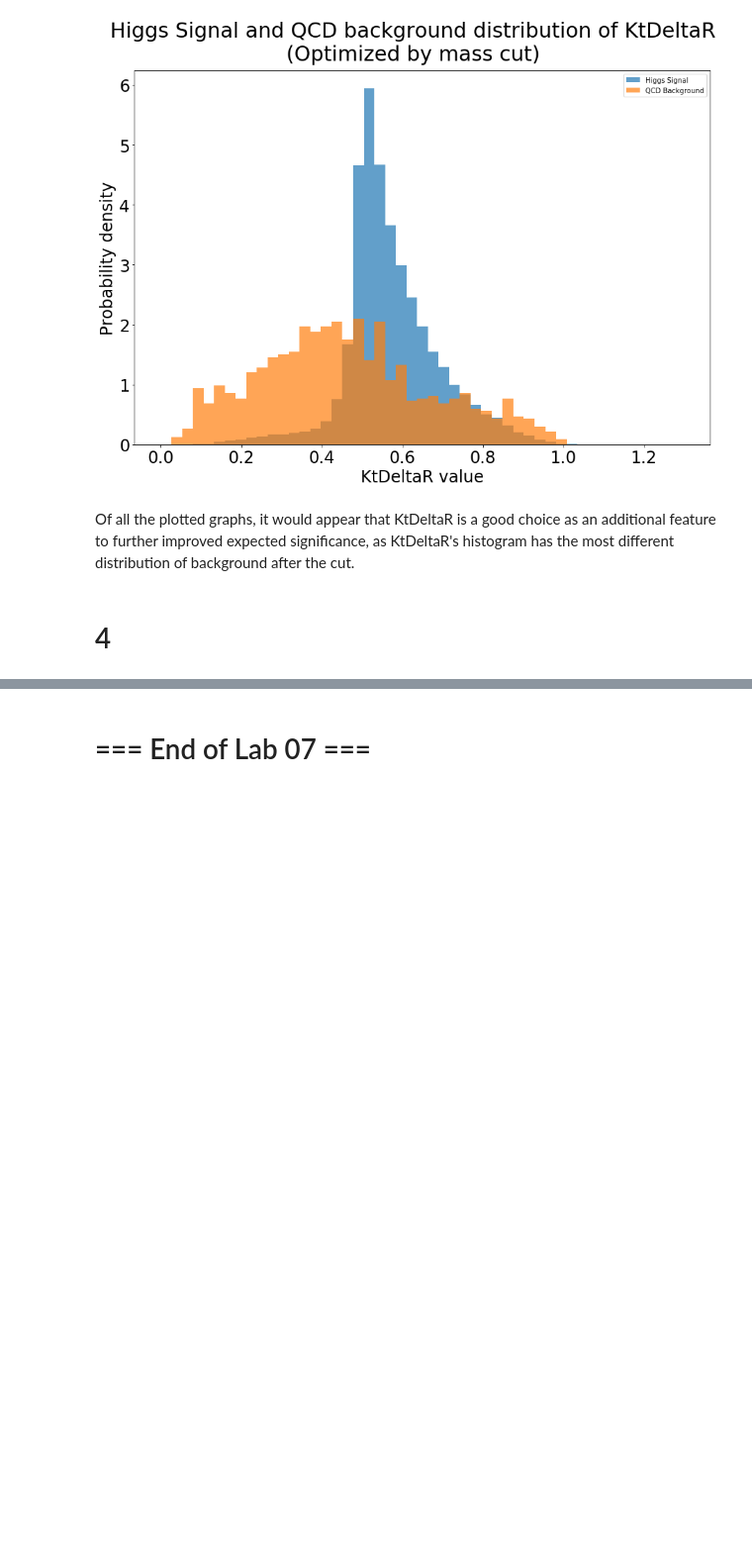
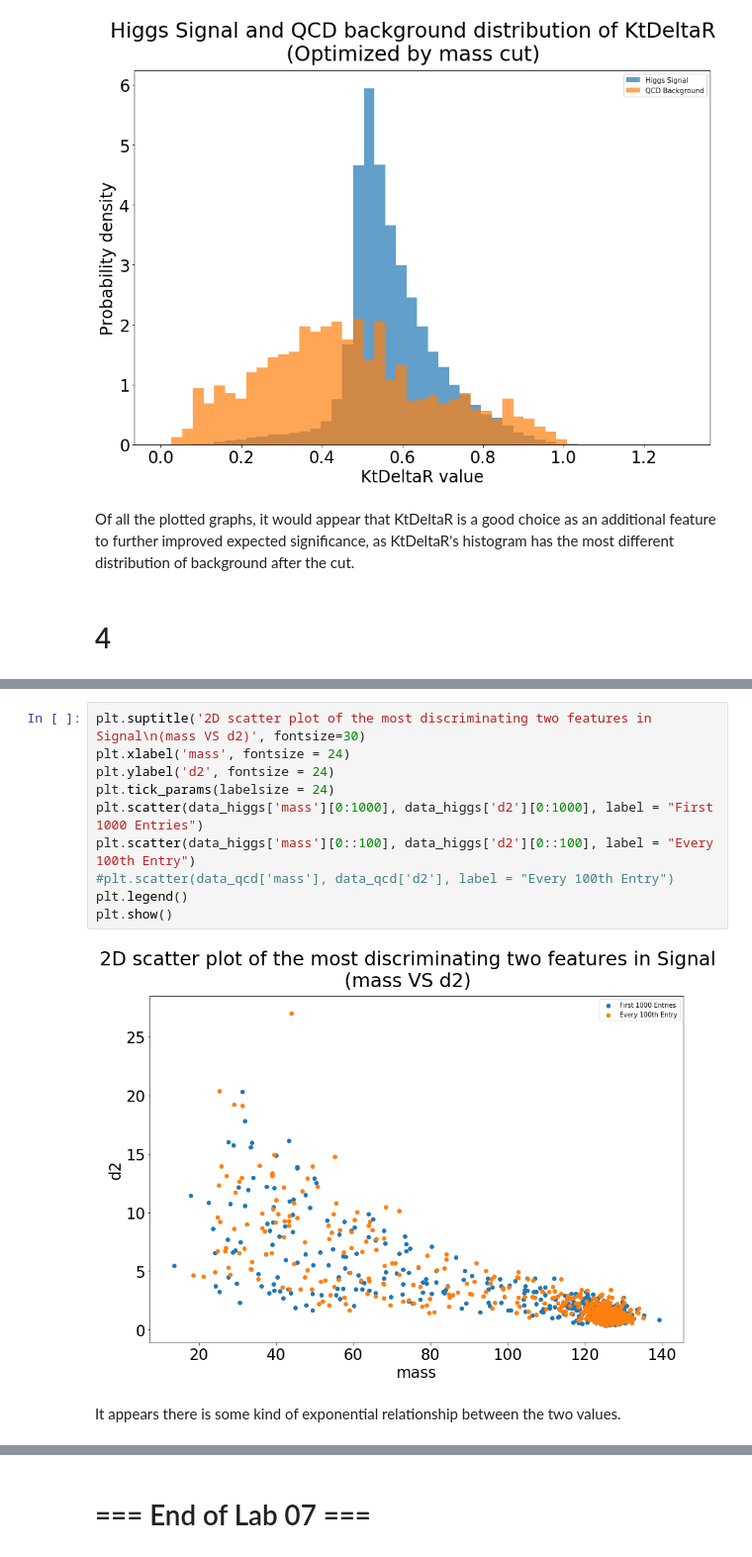
Before and after one commit to John-ZH/PHYS-343-Lab, a Jupyter notebook: John_Zhuang_Lab07.ipynb, the cells around one changed output, grey strips where cells are left out. Shown at 99% size. Cells and saved outputs as stored; diff of their text form; blank space fills up the shorter version.

```diff
--- a/John_Zhuang_Lab07.ipynb
+++ b/John_Zhuang_Lab07.ipynb
@@ -740,0 +836,14 @@ Of all the plotted graphs, it would appear that KtDeltaR is a good choice as an
+# %%
+plt.suptitle('2D scatter plot of the most discriminating two features in Signal\n(mass VS d2)', fontsize=30)
+plt.xlabel('mass', fontsize = 24)
+plt.ylabel('d2', fontsize = 24)
+plt.tick_params(labelsize = 24)
+plt.scatter(data_higgs['mass'][0:1000], data_higgs['d2'][0:1000], label = "First 1000 Entries")
+plt.scatter(data_higgs['mass'][0::100], data_higgs['d2'][0::100], label = "Every 100th Entry")
+#plt.scatter(data_qcd['mass'], data_qcd['d2'], label = "Every 100th Entry")
+plt.legend()
+plt.show()
+# %% [output]
+[figure, added]
+# %% [markdown]
+It appears there is some kind of exponential relationship between the two values.
```
Also changed, not shown: parts of 45 cells of this notebook.
